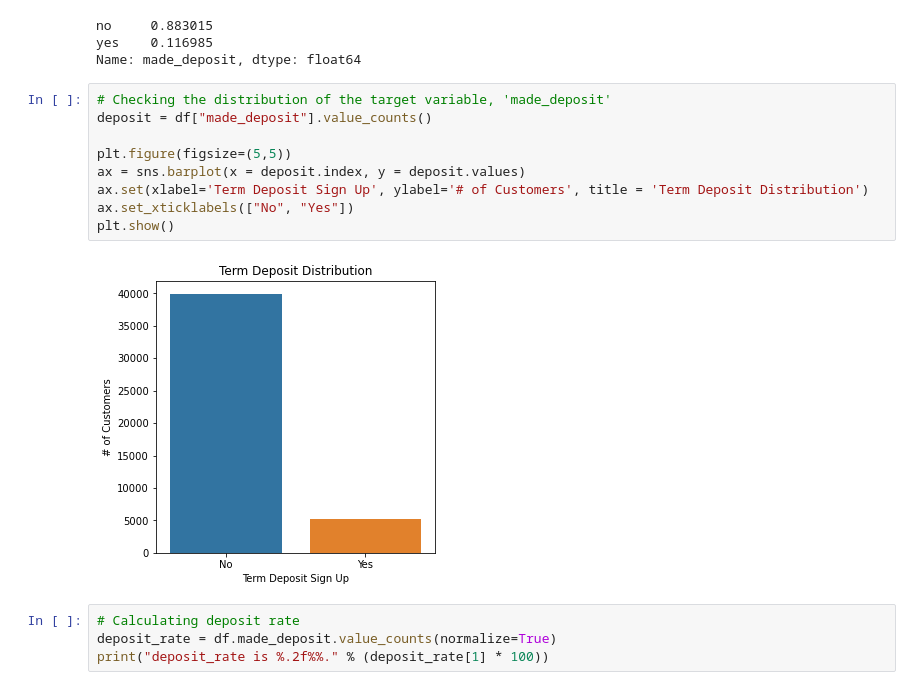
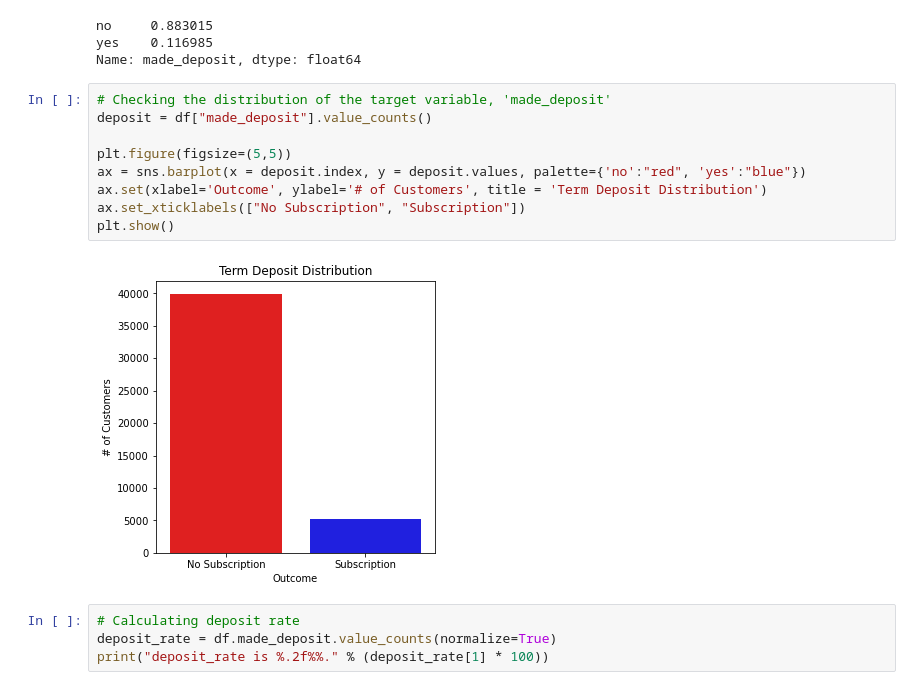
Before and after one commit to zcherna/Capstone-Predicting-Customer-Subscription-to-Financial-Products, a Jupyter notebook: Banking_dataset.ipynb, the cells around one changed output. Drawn from its saved outputs; the diff is of its cells as text.

Commit message:
updated plots

```diff
--- a/Banking_dataset.ipynb
+++ b/Banking_dataset.ipynb
@@ -154,14 +154,14 @@ Name: made_deposit, dtype: float64
 # %%
 # Checking the distribution of the target variable, 'made_deposit'
 deposit = df["made_deposit"].value_counts()
 
 plt.figure(figsize=(5,5))
-ax = sns.barplot(x = deposit.index, y = deposit.values)
-ax.set(xlabel='Term Deposit Sign Up', ylabel='# of Customers', title = 'Term Deposit Distribution')
-ax.set_xticklabels(["No", "Yes"])
+ax = sns.barplot(x = deposit.index, y = deposit.values, palette={'no':"red", 'yes':"blue"})
+ax.set(xlabel='Outcome', ylabel='# of Customers', title = 'Term Deposit Distribution')
+ax.set_xticklabels(["No Subscription", "Subscription"])
 plt.show()
 # %% [output]
-[figure, old version]
+[figure, new version]
 # %%
 # Calculating deposit rate
 deposit_rate = df.made_deposit.value_counts(normalize=True)
```
Also changed, not shown: parts of 2 cells of this notebook.
